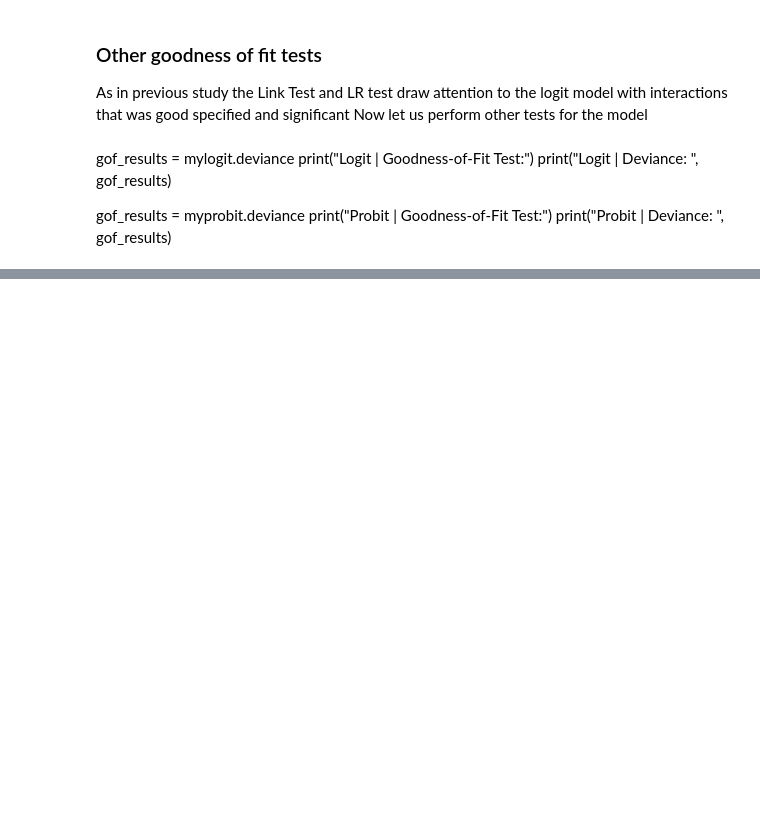
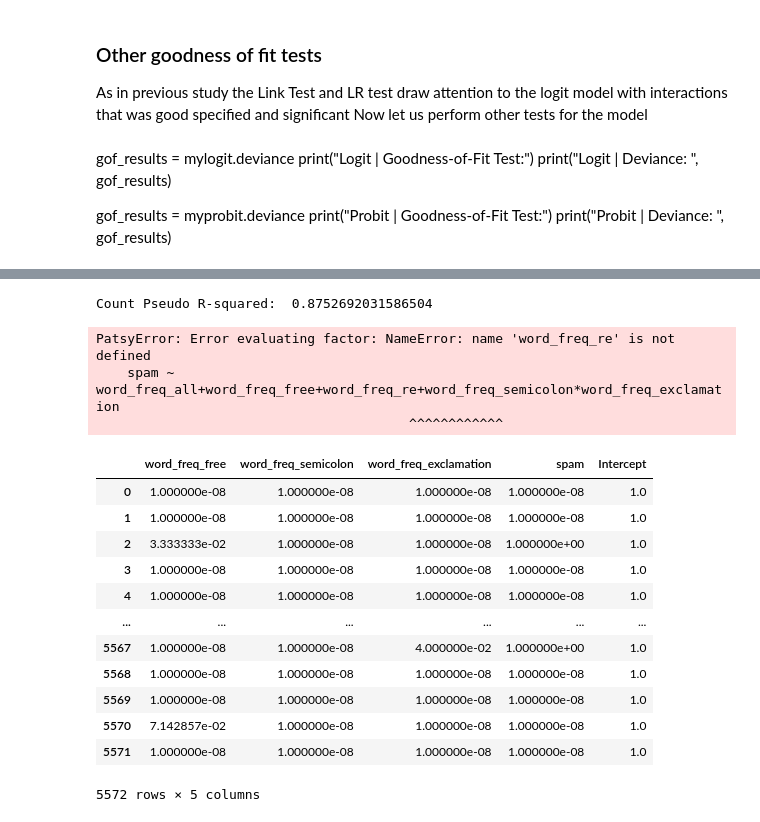
Before and after one commit to sunnyline99/RR_Project, a Jupyter notebook: Updated Research/Combined_research.ipynb, the cells around one changed output, grey strips where cells are left out. Drawn from its saved outputs; the diff is of its cells as text; code cells hidden in the pictures; blank space fills up the shorter version.

```diff
--- a/Updated Research/Combined_research.ipynb
+++ b/Updated Research/Combined_research.ipynb
@@ -922,7 +926,7 @@ The marginal effects were a little different due to the fact that we have to exc
 # %% [markdown]
 Import the dataset:
 # %%
-data = pd.read_csv(r"C:\Users\serei\Downloads\spam.csv", encoding = "latin")
+data = pd.read_csv(r"C:\Users\justy\Desktop\Info\Inne\DSC\UW\Semestr IV\RR\RR_Project\Updated Research\spam.csv", encoding = "latin")
 # %%
 data = data[["v1", "v2"]]
 # %%
@@ -1062,7 +1079,7 @@ The analysis will be conducted using word frequencies from the old research as w
 # %% [markdown]
 Import and prepare the dataset for analysis:
 # %%
-spam = pd.read_csv("new_data_new_words.csv")
+spam = pd.read_csv("Updated Research/new_data_new_words.csv")
 spam.dropna(inplace = True)
 
 #Renaming character columns to a less error-prone form
@@ -1584,18 +2248,17 @@ while any(p > 0.05):
         formula_interactions = formula_interactions.replace("spam ~ ", "")
 
         # Create the design matrix with interaction terms
-        X = patsy.dmatrix(formula_interactions, data=spam_previous_words)
+        Z = patsy.dmatrix(formula_interactions, data=spam_previous_words)
 
         # Convert the design matrix to a DataFrame
-        X = pd.DataFrame(X, columns=X.design_info.column_names)
+        Z = pd.DataFrame(Z, columns=Z.design_info.column_names)
         i=2
     else:
-        X = X.drop(worstp, axis=1)
-        X_names = ['Intercept'] + list(X.columns)[1:]
-        X.columns = X_names
+        Z = Z.drop(worstp, axis=1)
+        Z_names = ['Intercept'] + list(Z.columns)[1:]
+        Z.columns = Z_names
 
-        myprobit = sm.GLM(spam['spam'], X, family=sm.families.Binomial(sm.families.links.probit())).fit()
+        myprobit = sm.Probit(spam['spam'], Z).fit()
 
-        print(myprobit.summary())
         p = myprobit.pvalues
         print(myprobit.aic)
@@ -1637,0 +2322,60 @@ print(meff.summary())
+# %%
+pred_probs = result.predict()
+y_observed = result.model.endog
+
+# Round predicted probabilities to 0 or 1 based on the cutoff of 0.50
+pred_classes = np.where(pred_probs > 0.50, 1, 0)
+
+# Calculate the number of correctly classified cases
+correctly_classified = np.sum(pred_classes == y_observed)
+
+# Calculate the total number of cases
+total_cases = len(y_observed)
+
+# Calculate the count pseudo R-squared
+count_r2 = correctly_classified / total_cases
+
+# Calculate the number of predictors in the model
+p = result.df_model
+
+# Print the pseudo R-squared statistics
+print("Count Pseudo R-squared: ", count_r2)
+# %% [output]
+Count Pseudo R-squared:  0.8752692031586504
+# %%
+X['spam'] = spam_previous_words['spam']
+last_column = X.columns[-1]  # Get the name of the last column
+columns = [last_column] + list(X.columns[:-1])  # Create a new list of column names with the last column at the front
+X = X[columns]  # Reorder the columns in the DataFrame
+
+epsilon = 1e-8
+
+X = X.replace(0, epsilon)
+
+# Fit the logistic regression model
+model = smf.probit(formula='spam ~ word_freq_all+word_freq_free+word_freq_re+word_freq_semicolon*word_freq_exclamation', data=X).fit()
+print(model.summary())
+
+# Get marginal effects
+margeff_overall = model.get_margeff(at='overall')
+print(margeff_overall.summary())
+# %% [output]
+PatsyError: Error evaluating factor: NameError: name 'word_freq_re' is not defined
+    spam ~ word_freq_all+word_freq_free+word_freq_re+word_freq_semicolon*word_freq_exclamation
+                                        ^^^^^^^^^^^^
+# %%
+X
+# %% [output]
+|  | word_freq_free | word_freq_semicolon | word_freq_exclamation | spam | Intercept |
+| 0 | 1.000000e-08 | 1.000000e-08 | 1.000000e-08 | 1.000000e-08 | 1.0 |
+| 1 | 1.000000e-08 | 1.000000e-08 | 1.000000e-08 | 1.000000e-08 | 1.0 |
+| 2 | 3.333333e-02 | 1.000000e-08 | 1.000000e-08 | 1.000000e+00 | 1.0 |
+| 3 | 1.000000e-08 | 1.000000e-08 | 1.000000e-08 | 1.000000e-08 | 1.0 |
+| 4 | 1.000000e-08 | 1.000000e-08 | 1.000000e-08 | 1.000000e-08 | 1.0 |
+| ... | ... | ... | ... | ... | ... |
+| 5567 | 1.000000e-08 | 1.000000e-08 | 4.000000e-02 | 1.000000e+00 | 1.0 |
+| 5568 | 1.000000e-08 | 1.000000e-08 | 1.000000e-08 | 1.000000e-08 | 1.0 |
+| 5569 | 1.000000e-08 | 1.000000e-08 | 1.000000e-08 | 1.000000e-08 | 1.0 |
+| 5570 | 7.142857e-02 | 1.000000e-08 | 1.000000e-08 | 1.000000e-08 | 1.0 |
+| 5571 | 1.000000e-08 | 1.000000e-08 | 1.000000e-08 | 1.000000e-08 | 1.0 |
+5572 rows × 5 columns
```
Also changed, not shown: parts of 74 cells of this notebook.
